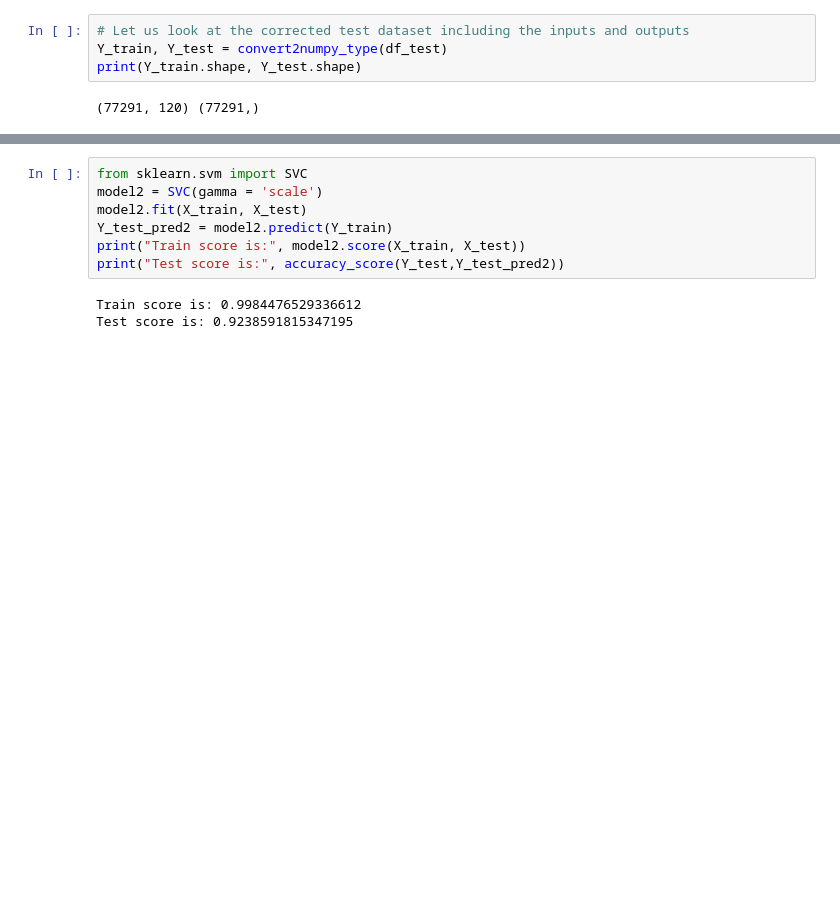
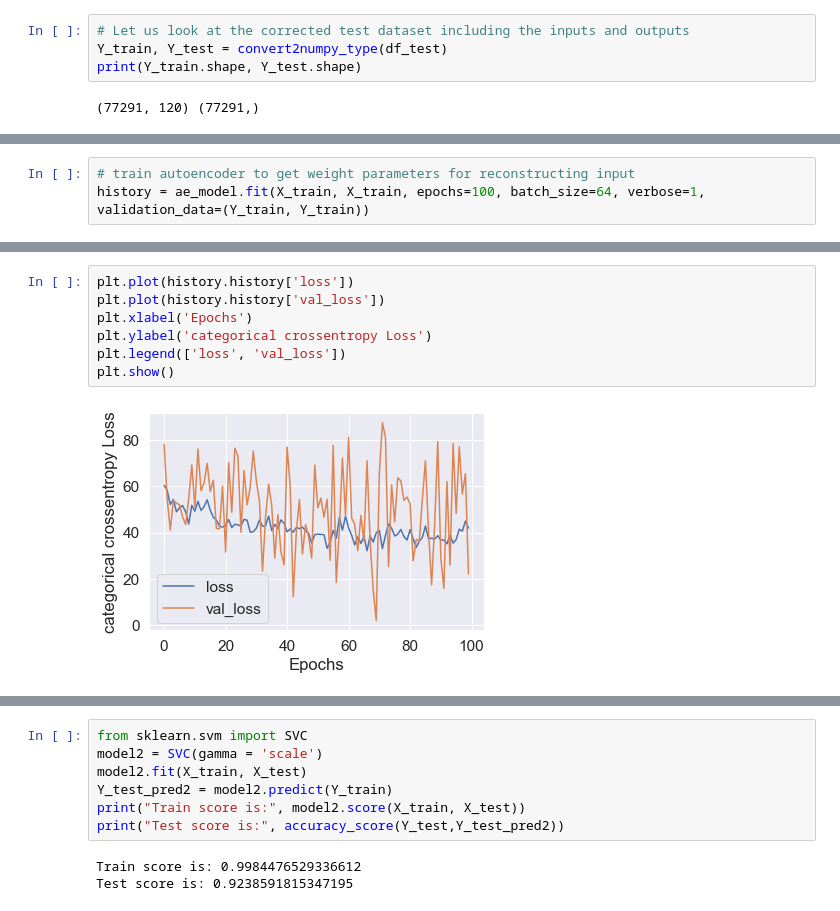
Before and after one commit to xxl4tomxu98/anomamly-detection-autoencoder, a Jupyter notebook: KDD99/ddos-intrusion-detection-ae-lgbm.ipynb, the cells around one changed output, grey strips where cells are left out. Drawn from its saved outputs; the diff is of its cells as text; blank space fills up the shorter version.

```diff
--- a/KDD99/ddos-intrusion-detection-ae-lgbm.ipynb
+++ b/KDD99/ddos-intrusion-detection-ae-lgbm.ipynb
@@ -695,0 +757,3 @@ print(Y_train.shape, Y_test.shape)
+# %%
+# train autoencoder to get weight parameters for reconstructing input
+history = ae_model.fit(X_train, X_train, epochs=100, batch_size=64, verbose=1, validation_data=(Y_train, Y_train))
@@ -696,3 +781,12 @@ print(Y_train.shape, Y_test.shape)
+# %%
+plt.plot(history.history['loss'])
+plt.plot(history.history['val_loss'])
+plt.xlabel('Epochs')
+plt.ylabel('categorical crossentropy Loss')
+plt.legend(['loss', 'val_loss'])
+plt.show()
+# %% [output]
+[figure, added]
 # %%
 # we could also make a model for category or type of attacks using decision tree model
 from sklearn.tree import DecisionTreeClassifier
```
Also changed, not shown: parts of 22 cells of this notebook, 1 other file.
